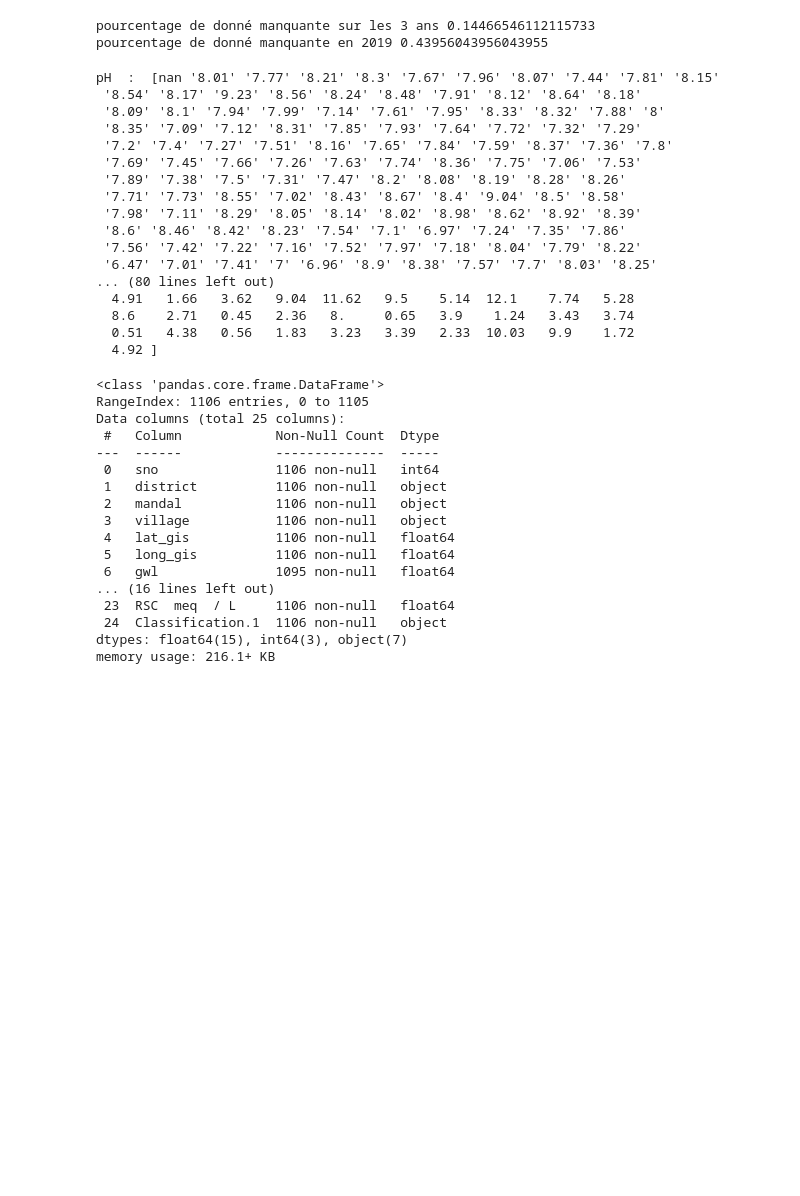
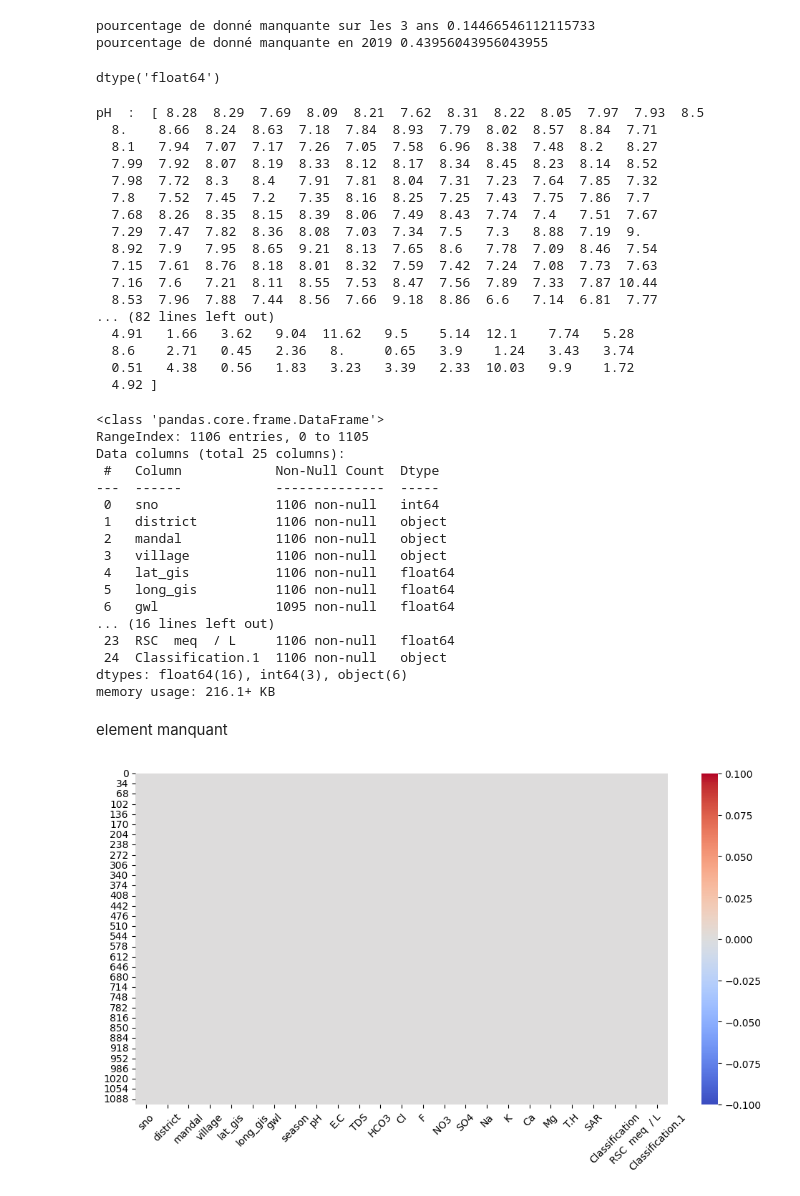
Before and after one commit to redhox/clasification_qualite_eau, a Jupyter notebook: morgan_coulm_clasification_eau.ipynb, the cells around one changed output. Saved outputs shown, nothing was run; the diff lists cells and outputs as text; code cells hidden in the pictures; blank space fills up the shorter version.

```diff
--- a/morgan_coulm_clasification_eau.ipynb
+++ b/morgan_coulm_clasification_eau.ipynb
@@ -114,27 +114,30 @@ pourcentage de donné manquante en 2019 0.43956043956043955
 # %%
 df_concat = df_concat.drop('CO3', axis=1)
 # %%
-df_concat['pH'] = df_concat['pH'].replace({'..': '.'})
-df_concat['pH'] = df_concat['pH'].str.split().str[0]
+df_concat['pH'] = df_concat['pH'].replace('8..05', '8.05')
+df_concat['pH'] = df_concat['pH'].astype(float)
+df_concat['pH'].dtype
+# %% [output]
+dtype('float64')
 # %%
 colone=["pH", "gwl"]
 for cols in colone:
     unique_values = df_concat[cols].unique()
     print(cols," : ",unique_values)
 # %% [output]
-pH  :  [nan '8.01' '7.77' '8.21' '8.3' '7.67' '7.96' '8.07' '7.44' '7.81' '8.15'
- '8.54' '8.17' '9.23' '8.56' '8.24' '8.48' '7.91' '8.12' '8.64' '8.18'
- '8.09' '8.1' '7.94' '7.99' '7.14' '7.61' '7.95' '8.33' '8.32' '7.88' '8'
- '8.35' '7.09' '7.12' '8.31' '7.85' '7.93' '7.64' '7.72' '7.32' '7.29'
- '7.2' '7.4' '7.27' '7.51' '8.16' '7.65' '7.84' '7.59' '8.37' '7.36' '7.8'
- '7.69' '7.45' '7.66' '7.26' '7.63' '7.74' '8.36' '7.75' '7.06' '7.53'
- '7.89' '7.38' '7.5' '7.31' '7.47' '8.2' '8.08' '8.19' '8.28' '8.26'
- '7.71' '7.73' '8.55' '7.02' '8.43' '8.67' '8.4' '9.04' '8.5' '8.58'
- '7.98' '7.11' '8.29' '8.05' '8.14' '8.02' '8.98' '8.62' '8.92' '8.39'
- '8.6' '8.46' '8.42' '8.23' '7.54' '7.1' '6.97' '7.24' '7.35' '7.86'
- '7.56' '7.42' '7.22' '7.16' '7.52' '7.97' '7.18' '8.04' '7.79' '8.22'
- '6.47' '7.01' '7.41' '7' '6.96' '8.9' '8.38' '7.57' '7.7' '8.03' '8.25'
-... (80 lines left out)
+pH  :  [ 8.28  8.29  7.69  8.09  8.21  7.62  8.31  8.22  8.05  7.97  7.93  8.5
+  8.    8.66  8.24  8.63  7.18  7.84  8.93  7.79  8.02  8.57  8.84  7.71
+  8.1   7.94  7.07  7.17  7.26  7.05  7.58  6.96  8.38  7.48  8.2   8.27
+  7.99  7.92  8.07  8.19  8.33  8.12  8.17  8.34  8.45  8.23  8.14  8.52
+  7.98  7.72  8.3   8.4   7.91  7.81  8.04  7.31  7.23  7.64  7.85  7.32
+  7.8   7.52  7.45  7.2   7.35  8.16  8.25  7.25  7.43  7.75  7.86  7.7
+  7.68  8.26  8.35  8.15  8.39  8.06  7.49  8.43  7.74  7.4   7.51  7.67
+  7.29  7.47  7.82  8.36  8.08  7.03  7.34  7.5   7.3   8.88  7.19  9.
+  8.92  7.9   7.95  8.65  9.21  8.13  7.65  8.6   7.78  7.09  8.46  7.54
+  7.15  7.61  8.76  8.18  8.01  8.32  7.59  7.42  7.24  7.08  7.73  7.63
+  7.16  7.6   7.21  8.11  8.55  7.53  8.47  7.56  7.89  7.33  7.87 10.44
+  8.53  7.96  7.88  7.44  8.56  7.66  9.18  8.86  6.6   7.14  6.81  7.77
+... (82 lines left out)
   4.91   1.66   3.62   9.04  11.62   9.5    5.14  12.1    7.74   5.28
   8.6    2.71   0.45   2.36   8.     0.65   3.9    1.24   3.43   3.74
   0.51   4.38   0.56   1.83   3.23   3.39   2.33  10.03   9.9    1.72
@@ -157,5 +160,20 @@ Data columns (total 25 columns):
 ... (16 lines left out)
  23  RSC  meq  / L     1106 non-null   float64
  24  Classification.1  1106 non-null   object
-dtypes: float64(15), int64(3), object(7)
+dtypes: float64(16), int64(3), object(6)
 memory usage: 216.1+ KB
+# %% [markdown]
+element manquant
+# %%
+df_concat['gwl'].value_counts()
+df_concat['gwl'].fillna(df_concat['gwl'].mean(), inplace=True)
+# %%
+import matplotlib.pyplot as plt
+import seaborn as sns
+
+plt.figure(figsize=(12, 6))
+heatmap = sns.heatmap(df_concat.isna(), cmap='coolwarm')
+heatmap.set_xticklabels(heatmap.get_xticklabels(), rotation=45)
+plt.show()
+# %% [output]
+[figure, added]
```
Also changed, not shown: parts of 18 cells of this notebook.
